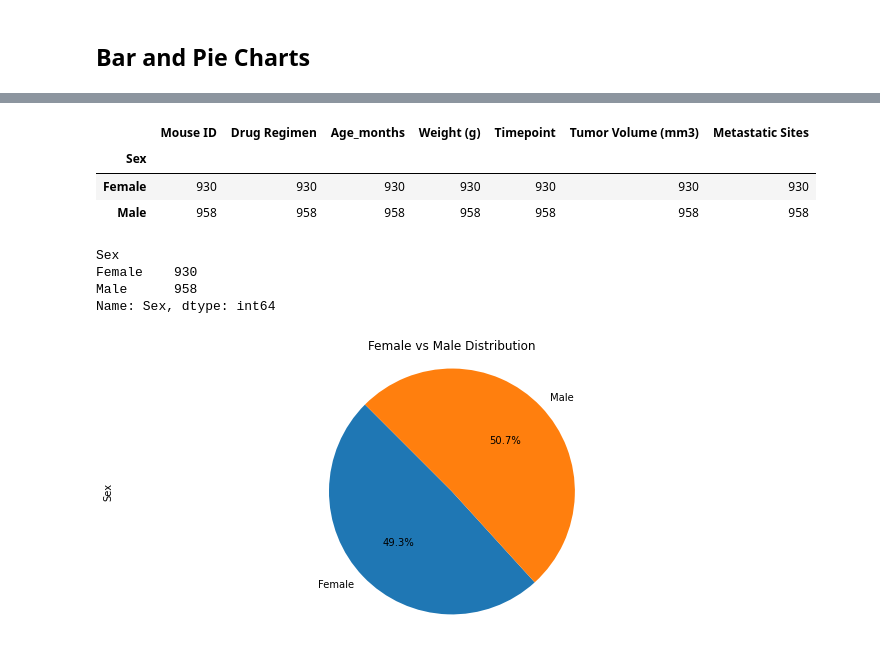
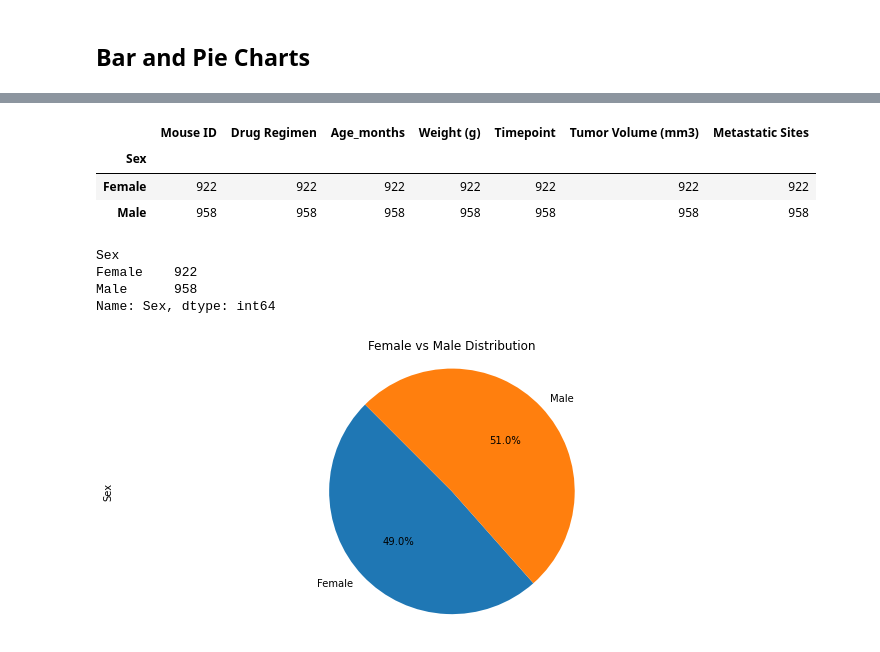
Before and after one commit to klharp/Matplotlib, a Jupyter notebook: pymaceuticals.ipynb, the cells around one changed output, grey strips where cells are left out. Saved outputs shown, nothing was run; the diff lists cells and outputs as text; code cells hidden in the pictures.

Commit message:
cleaned up merge and delete, for loop working

```diff
--- a/pymaceuticals.ipynb
+++ b/pymaceuticals.ipynb
@@ -59,2 +50,4 @@ Int64Index([   0,    1,    2,    3,    4,    5,    6,    7,    8,    9,
+# %%
+merge_df = merge_df[merge_df["Mouse ID"] != "g989"]
 # %%
 #Check for NaNs
@@ -161,18 +173,18 @@ plt.show()
 # %%
 # Generate a pie plot showing the distribution of female versus male mice using pandas
-sex_data = merge_clean_df.groupby(["Sex"])
+sex_data = merge_df.groupby(["Sex"])
 sex_data.count()
 # %% [output]
 |  | Mouse ID | Drug Regimen | Age_months | Weight (g) | Timepoint | Tumor Volume (mm3) | Metastatic Sites |
 | Sex |  |  |  |  |  |  |  |
-| Female | 930 | 930 | 930 | 930 | 930 | 930 | 930 |
+| Female | 922 | 922 | 922 | 922 | 922 | 922 | 922 |
 | Male | 958 | 958 | 958 | 958 | 958 | 958 | 958 |
 # %%
 sex_count = sex_data["Sex"].count()
 sex_count
 # %% [output]
 Sex
-Female    930
+Female    922
 Male      958
 Name: Sex, dtype: int64
 # %%
```
Also changed, not shown: parts of 20 cells of this notebook.
